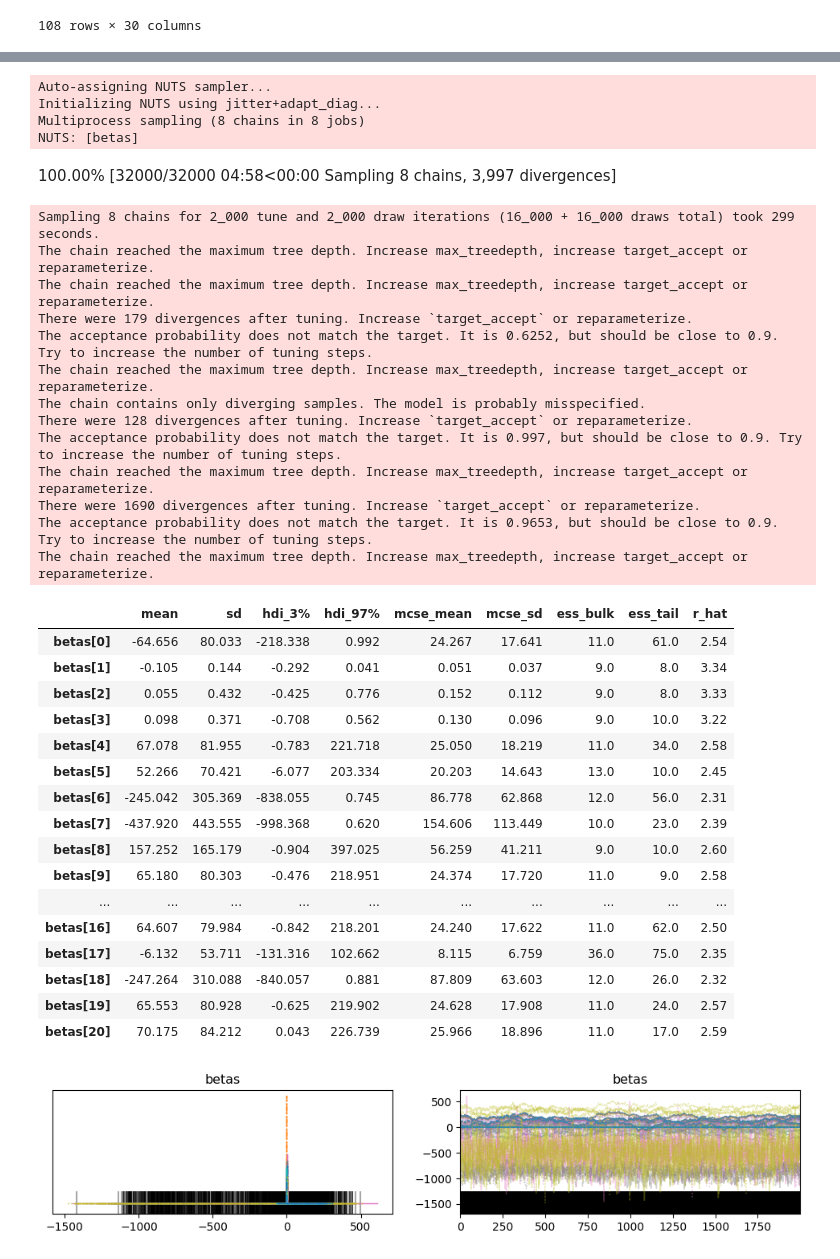
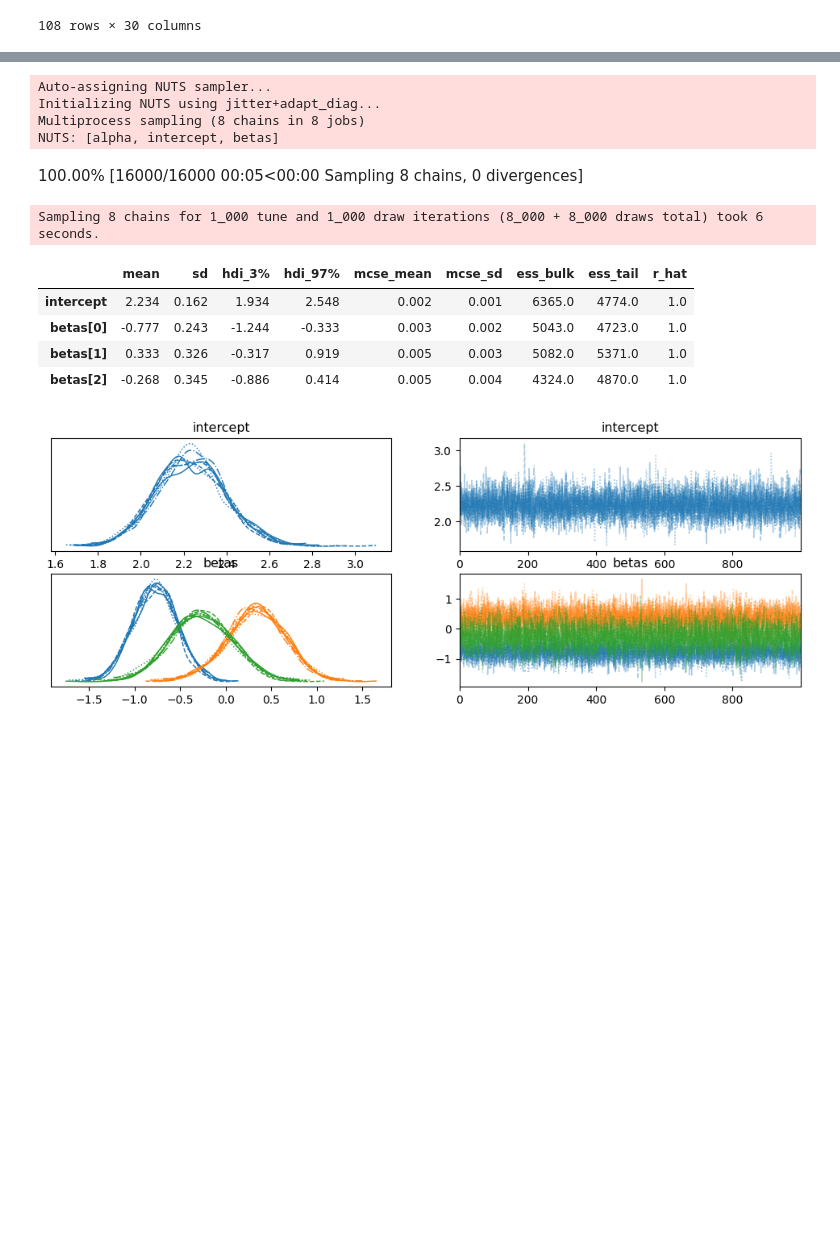
Before and after one commit to acmiyaguchi/iyse4620-birdcall-distributions, a Jupyter notebook: notebooks/2022-11-11-car-model.ipynb, the cells around one changed output, grey strips where cells are left out. Cells and saved outputs as stored; diff of their text form; code cells hidden in the pictures; blank space fills up the shorter version.

Commit message:
Try with negative binomial model

```diff
--- a/notebooks/2022-11-11-car-model.ipynb
+++ b/notebooks/2022-11-11-car-model.ipynb
@@ -86,5 +87,10 @@ prep_df
 | 107 | -125.0_40.25 | 2.0 | 0.75 | 1009 | 21.103701 | -2 | 835 | ... |
 108 rows × 30 columns
 # %%
-[col for col in prep_df.columns if ("mean" in col) or ("land_cover" in col)]
+# data_cols = [col for col in prep_df.columns if ("mean" in col) or ("land_cover" in col)]
+data_cols = [col for col in prep_df.columns if ("mean" in col)]
+scaler = StandardScaler()
+scaler.fit(prep_df[data_cols])
+scaled_data_df = pd.DataFrame(scaler.transform(prep_df[data_cols]), columns=data_cols)
+scaled_data_df
 # %% [output]
@@ -118,20 +110,19 @@ plt.show()
 # %%
 model_df = prep_df[prep_df.y.notnull()]
-data_cols = [col for col in prep_df.columns if ("mean" in col) or ("land_cover" in col)]
 
 with pm.Model() as simple_model:
     # create a masked array with observed counts
+    # observed = pm.ConstantData("observed", np.ma.masked_invalid(prep_df.y.values))
     observed = pm.MutableData("observed", model_df.y.values)
-    total_pixels = pm.MutableData("total_pixels", model_df.total_pixels.values)
-    X = pm.MutableData("X", model_df[data_cols].values.astype(np.float64))
+    # total_pixels = pm.MutableData("total_pixels", model_df.total_pixels.values)
+    X = pm.MutableData("X", scaled_data_df[prep_df.y.notnull()].values)
 
-    betas = pm.Normal("betas", mu=0, tau=1e-5, shape=X.shape[1] + 1)
+    alpha = pm.Exponential("alpha", 0.5)
+    intercept = pm.Normal("intercept", mu=0, tau=1e-2)
+    betas = pm.Normal("betas", mu=0, tau=1e-2, shape=X.shape[1])
 
-    mu = pm.Deterministic(
-        "mu",
-        pm.math.exp(betas[0] + pm.math.dot(X, betas[1:]) + pm.math.log(total_pixels)),
-    )
-    pm.Poisson("y", mu=mu, observed=observed)
+    mu = pm.Deterministic("mu", pm.math.exp(intercept + pm.math.dot(X, betas)))
+    pm.NegativeBinomial("y", mu=mu, alpha=alpha, observed=observed)
 
 # draw the model via graphviz
 pm.model_to_graphviz(simple_model)
@@ -139,44 +130,20 @@ pm.model_to_graphviz(simple_model)
 [drawing not drawn]
 # %%
 with simple_model:
-    trace = pm.sample(2000, tune=2000, cores=8, target_accept=0.9, tree_depth=15)
+    trace = pm.sample(cores=8, target_accept=0.9)
 
-az.plot_trace(trace, var_names=["betas"])
-az.summary(trace, var_names=["betas"])
+az.plot_trace(trace, var_names=["intercept", "betas"])
+az.summary(trace, var_names=["intercept", "betas"])
 # %% [output]
 Auto-assigning NUTS sampler...
 Initializing NUTS using jitter+adapt_diag...
 Multiprocess sampling (8 chains in 8 jobs)
-NUTS: [betas]
+NUTS: [alpha, intercept, betas]
-100.00% [32000/32000 04:58<00:00 Sampling 8 chains, 3,997 divergences]
+100.00% [16000/16000 00:05<00:00 Sampling 8 chains, 0 divergences]
-Sampling 8 chains for 2_000 tune and 2_000 draw iterations (16_000 + 16_000 draws total) took 299 seconds.
-The chain reached the maximum tree depth. Increase max_treedepth, increase target_accept or reparameterize.
-The chain reached the maximum tree depth. Increase max_treedepth, increase target_accept or reparameterize.
-There were 179 divergences after tuning. Increase `target_accept` or reparameterize.
-The acceptance probability does not match the target. It is 0.6252, but should be close to 0.9. Try to increase the number of tuning steps.
-The chain reached the maximum tree depth. Increase max_treedepth, increase target_accept or reparameterize.
-The chain contains only diverging samples. The model is probably misspecified.
-There were 128 divergences after tuning. Increase `target_accept` or reparameterize.
-The acceptance probability does not match the target. It is 0.997, but should be close to 0.9. Try to increase the number of tuning steps.
-The chain reached the maximum tree depth. Increase max_treedepth, increase target_accept or reparameterize.
-There were 1690 divergences after tuning. Increase `target_accept` or reparameterize.
-The acceptance probability does not match the target. It is 0.9653, but should be close to 0.9. Try to increase the number of tuning steps.
-The chain reached the maximum tree depth. Increase max_treedepth, increase target_accept or reparameterize.
+Sampling 8 chains for 1_000 tune and 1_000 draw iterations (8_000 + 8_000 draws total) took 6 seconds.
 |  | mean | sd | hdi_3% | hdi_97% | mcse_mean | mcse_sd | ess_bulk | ess_tail | r_hat |
-| betas[0] | -64.656 | 80.033 | -218.338 | 0.992 | 24.267 | 17.641 | 11.0 | 61.0 | 2.54 |
-| betas[1] | -0.105 | 0.144 | -0.292 | 0.041 | 0.051 | 0.037 | 9.0 | 8.0 | 3.34 |
-| betas[2] | 0.055 | 0.432 | -0.425 | 0.776 | 0.152 | 0.112 | 9.0 | 8.0 | 3.33 |
-| betas[3] | 0.098 | 0.371 | -0.708 | 0.562 | 0.130 | 0.096 | 9.0 | 10.0 | 3.22 |
-| betas[4] | 67.078 | 81.955 | -0.783 | 221.718 | 25.050 | 18.219 | 11.0 | 34.0 | 2.58 |
-| betas[5] | 52.266 | 70.421 | -6.077 | 203.334 | 20.203 | 14.643 | 13.0 | 10.0 | 2.45 |
-| betas[6] | -245.042 | 305.369 | -838.055 | 0.745 | 86.778 | 62.868 | 12.0 | 56.0 | 2.31 |
-| betas[7] | -437.920 | 443.555 | -998.368 | 0.620 | 154.606 | 113.449 | 10.0 | 23.0 | 2.39 |
-| betas[8] | 157.252 | 165.179 | -0.904 | 397.025 | 56.259 | 41.211 | 9.0 | 10.0 | 2.60 |
-| betas[9] | 65.180 | 80.303 | -0.476 | 218.951 | 24.374 | 17.720 | 11.0 | 9.0 | 2.58 |
-| ... | ... | ... | ... | ... | ... | ... | ... | ... | ... |
-| betas[16] | 64.607 | 79.984 | -0.842 | 218.201 | 24.240 | 17.622 | 11.0 | 62.0 | 2.50 |
-| betas[17] | -6.132 | 53.711 | -131.316 | 102.662 | 8.115 | 6.759 | 36.0 | 75.0 | 2.35 |
-| betas[18] | -247.264 | 310.088 | -840.057 | 0.881 | 87.809 | 63.603 | 12.0 | 26.0 | 2.32 |
-| betas[19] | 65.553 | 80.928 | -0.625 | 219.902 | 24.628 | 17.908 | 11.0 | 24.0 | 2.57 |
-| betas[20] | 70.175 | 84.212 | 0.043 | 226.739 | 25.966 | 18.896 | 11.0 | 17.0 | 2.59 |
+| intercept | 2.234 | 0.162 | 1.934 | 2.548 | 0.002 | 0.001 | 6365.0 | 4774.0 | 1.0 |
+| betas[0] | -0.777 | 0.243 | -1.244 | -0.333 | 0.003 | 0.002 | 5043.0 | 4723.0 | 1.0 |
+| betas[1] | 0.333 | 0.326 | -0.317 | 0.919 | 0.005 | 0.003 | 5082.0 | 5371.0 | 1.0 |
+| betas[2] | -0.268 | 0.345 | -0.886 | 0.414 | 0.005 | 0.004 | 4324.0 | 4870.0 | 1.0 |
-[figure, old version]
+[figure, new version]
```
Also changed, not shown: parts of 5 cells of this notebook, 3 other files.
